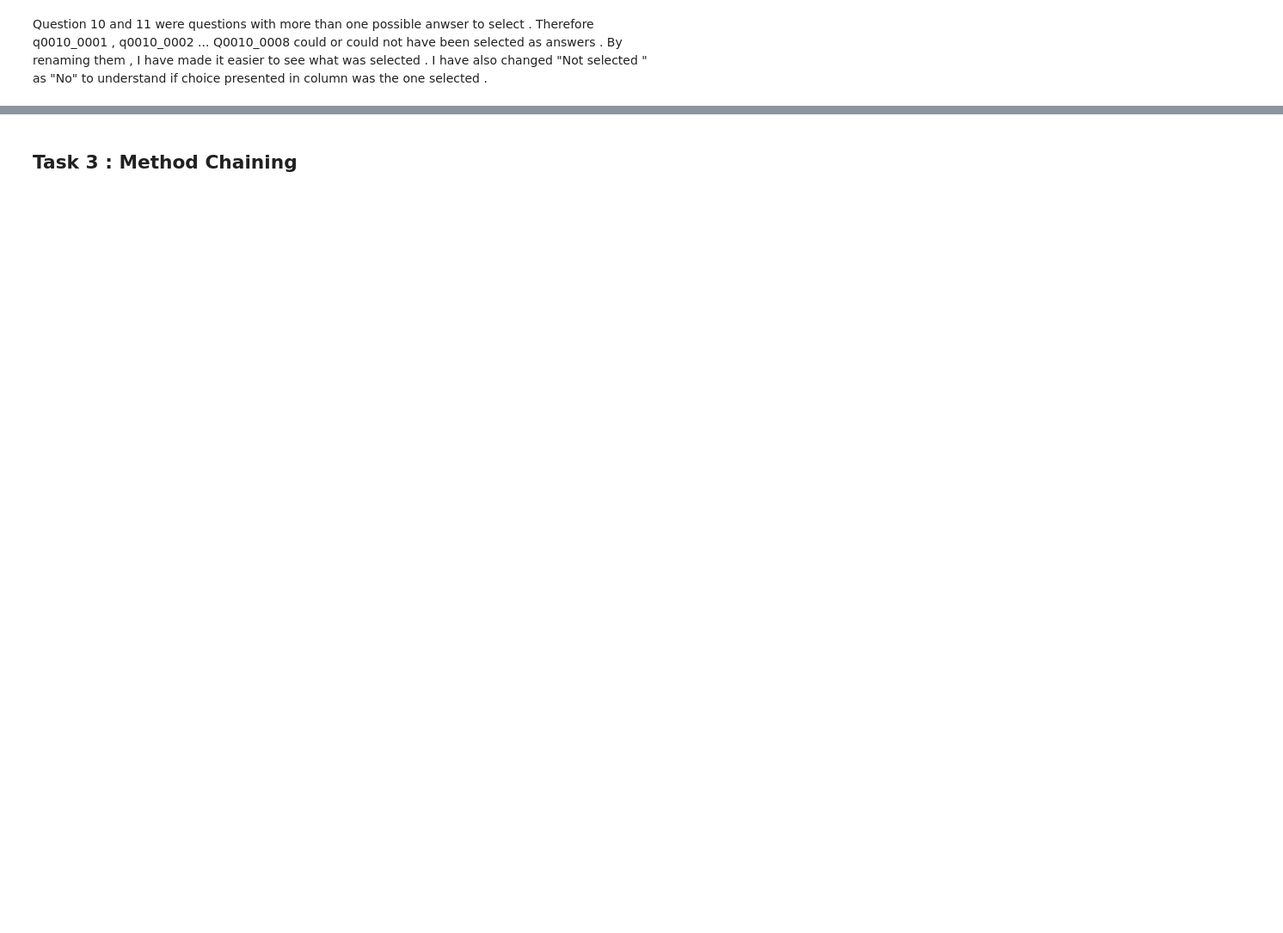
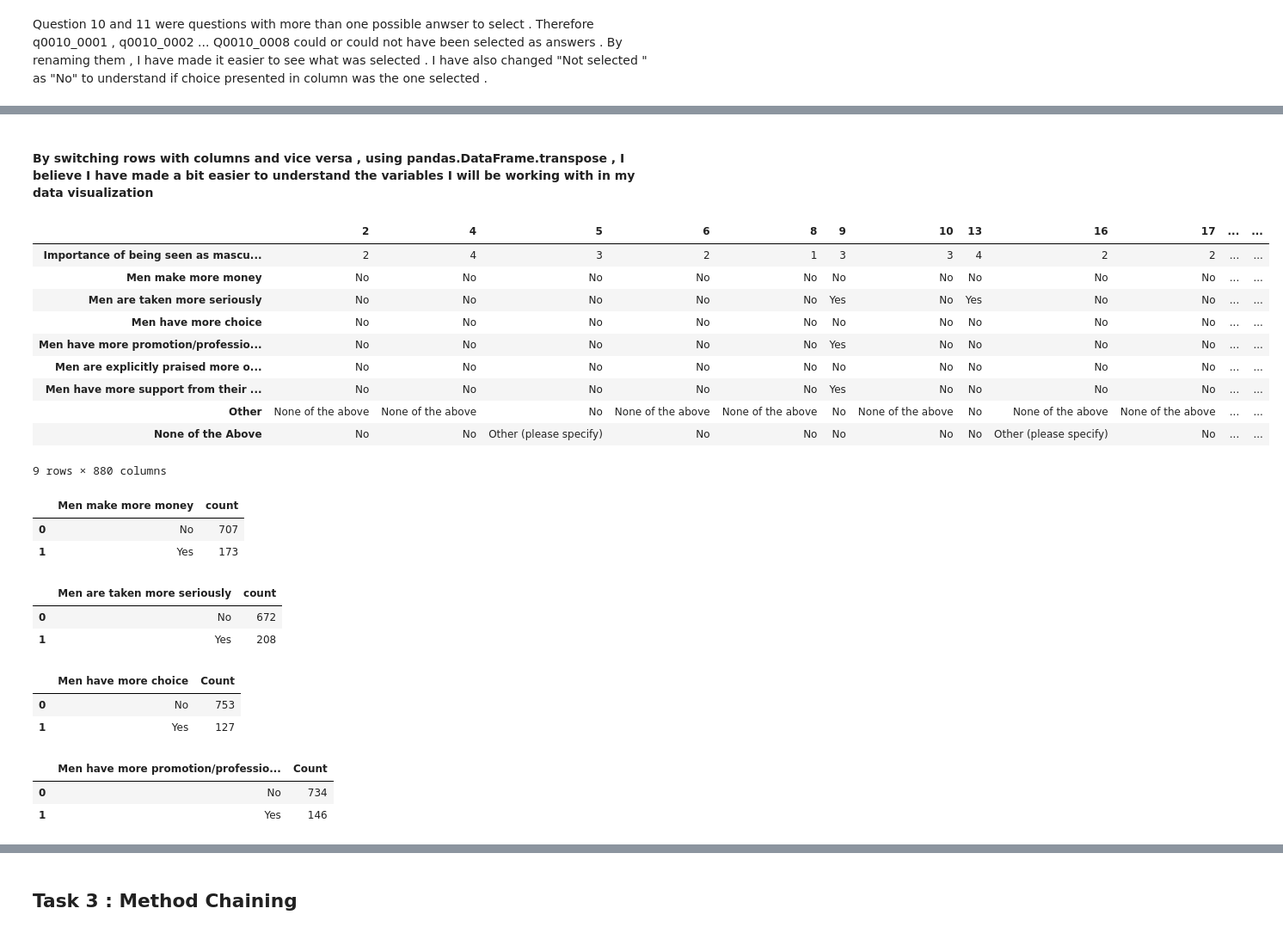
Before and after one commit to data301-2021-winter1/group20-project-, a Jupyter notebook: notebooks/analysis1.ipynb, the cells around one changed output, grey strips where cells are left out. Shown: that part at 86% size. Cells and saved outputs as stored; diff of their text form; code cells hidden in the pictures; blank space fills up the shorter version.

```diff
--- a/notebooks/analysis1.ipynb
+++ b/notebooks/analysis1.ipynb
@@ -214,0 +205,4 @@ Dataframe
+# %%
+replacing_var = {"Not selected": "No" , "Men make more money" : "Yes" , "Men are taken more seriously" :"Yes" ,  "Men have more choice" :"Yes", "Men have more promotion/professional development opportunities" :"Yes", "Men have more promotion/professional development opportunities": "Yes", "Men are explicitly praised more often": "Yes" , "Men generally have more support from their managers" : "Yes"}
+Dataframe = Dataframe.replace(replacing_var)
+Dataframe
@@ -214,0 +223,41 @@ Dataframe
+# %% [markdown]
+#### By switching rows with columns and vice versa , using pandas.DataFrame.transpose , I believe I have made a bit easier to understand the variables I will be working with in  my data visualization
+# %%
+Dataframe_transposed = Dataframe.T
+Dataframe_transposed
+# %% [output]
+|  | 2 | 4 | 5 | 6 | 8 | 9 | 10 | 13 | 16 | 17 | ... | ... |
+| Importance of being seen as mascu... | 2 | 4 | 3 | 2 | 1 | 3 | 3 | 4 | 2 | 2 | ... | ... |
+| Men make more money | No | No | No | No | No | No | No | No | No | No | ... | ... |
+| Men are taken more seriously | No | No | No | No | No | Yes | No | Yes | No | No | ... | ... |
+| Men have more choice | No | No | No | No | No | No | No | No | No | No | ... | ... |
+| Men have more promotion/professio... | No | No | No | No | No | Yes | No | No | No | No | ... | ... |
+| Men are explicitly praised more o... | No | No | No | No | No | No | No | No | No | No | ... | ... |
+| Men have more support from their ... | No | No | No | No | No | Yes | No | No | No | No | ... | ... |
+| Other | None of the above | None of the above | No | None of the above | None of the above | No | None of the above | No | None of the above | None of the above | ... | ... |
+| None of the Above | No | No | Other (please specify) | No | No | No | No | No | Other (please specify) | No | ... | ... |
+9 rows × 880 columns
+# %%
+Dataframe.groupby(["Men make more money"]).size().reset_index(name="count")
+# %% [output]
+|  | Men make more money | count |
+| 0 | No | 707 |
+| 1 | Yes | 173 |
+# %%
+Dataframe.groupby(["Men are taken more seriously"]).size().reset_index(name="count")
+# %% [output]
+|  | Men are taken more seriously | count |
+| 0 | No | 672 |
+| 1 | Yes | 208 |
+# %%
+Dataframe.groupby(["Men have more choice"]).size().reset_index(name="Count")
+# %% [output]
+|  | Men have more choice | Count |
+| 0 | No | 753 |
+| 1 | Yes | 127 |
+# %%
+Dataframe.groupby(["Men have more promotion/professional development opportunities"]).size().reset_index(name="Count")
+# %% [output]
+|  | Men have more promotion/professio... | Count |
+| 0 | No | 734 |
+| 1 | Yes | 146 |
```
Also changed, not shown: parts of 25 cells of this notebook.
